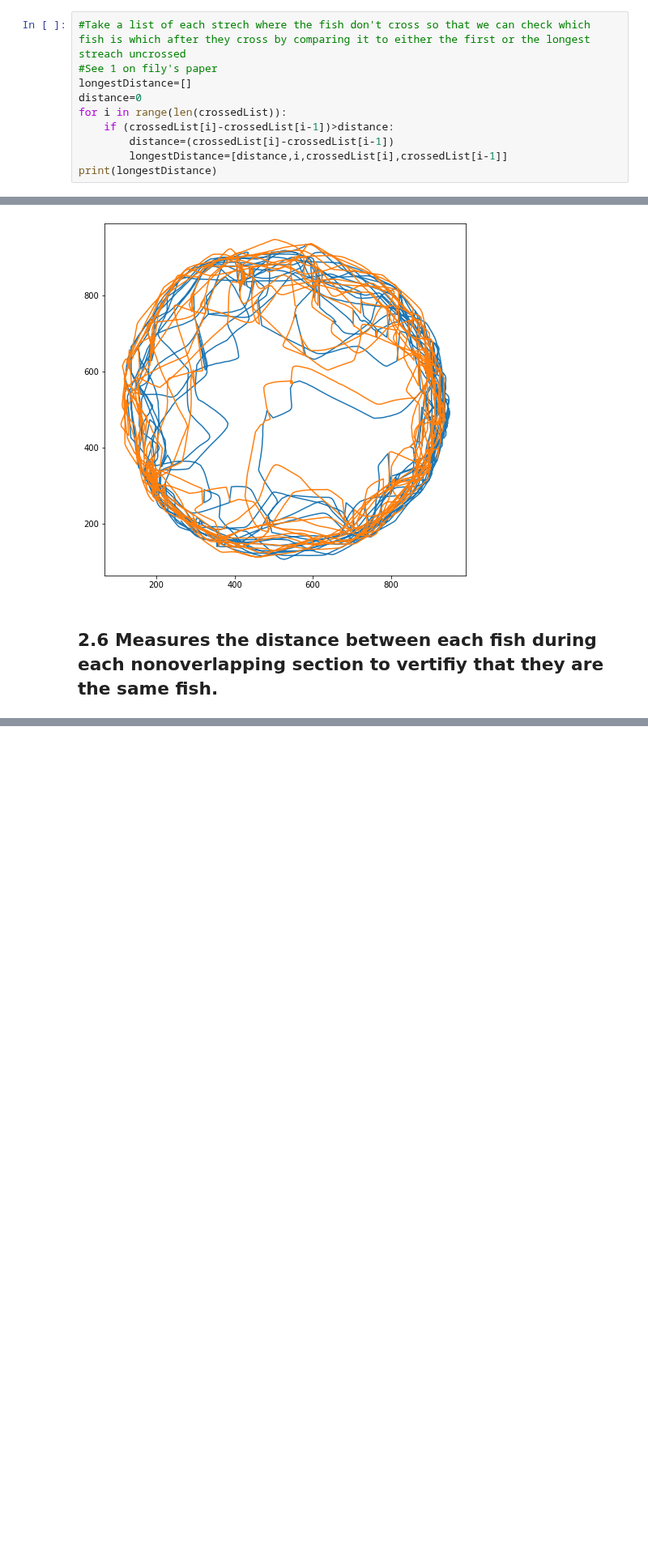
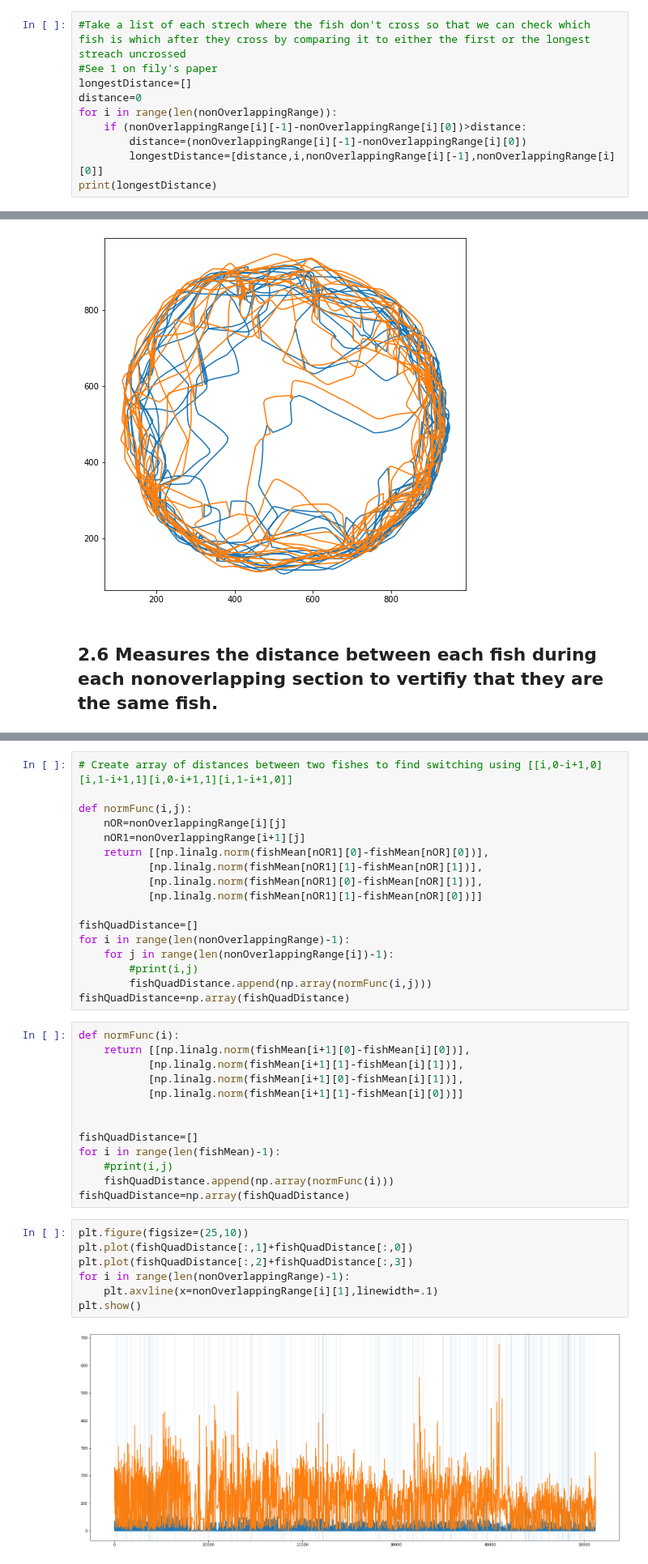
Before and after one commit to ASpraggin/FishTracking, a Jupyter notebook: fishTracking.ipynb, the cells around one changed output, grey strips where cells are left out. Shown at 81% size. Drawn from its saved outputs; the diff is of its cells as text; blank space fills up the shorter version.

Commit message:
changed and wrote the function in charge of checking that the fish aren't changing position.

```diff
--- a/fishTracking.ipynb
+++ b/fishTracking.ipynb
@@ -99,9 +107,9 @@ for i in range(1,len(nonOverlappingRange)-1):
 #See 1 on fily's paper
 longestDistance=[]
 distance=0
-for i in range(len(crossedList)):
-    if (crossedList[i]-crossedList[i-1])>distance:
-        distance=(crossedList[i]-crossedList[i-1])
-        longestDistance=[distance,i,crossedList[i],crossedList[i-1]]
+for i in range(len(nonOverlappingRange)):
+    if (nonOverlappingRange[i][-1]-nonOverlappingRange[i][0])>distance:
+        distance=(nonOverlappingRange[i][-1]-nonOverlappingRange[i][0])
+        longestDistance=[distance,i,nonOverlappingRange[i][-1],nonOverlappingRange[i][0]]
 print(longestDistance)
 # %% [output]
@@ -145,0 +142,39 @@ fishQuadDistance=np.array(fishQuadDistance)
+# %%
+# Create array of distances between two fishes to find switching using [[i,0-i+1,0][i,1-i+1,1][i,0-i+1,1][i,1-i+1,0]]
+
+def normFunc(i,j):
+    nOR=nonOverlappingRange[i][j]
+    nOR1=nonOverlappingRange[i+1][j]
+    return [[np.linalg.norm(fishMean[nOR1][0]-fishMean[nOR][0])],
+           [np.linalg.norm(fishMean[nOR1][1]-fishMean[nOR][1])],
+           [np.linalg.norm(fishMean[nOR1][0]-fishMean[nOR][1])],
+           [np.linalg.norm(fishMean[nOR1][1]-fishMean[nOR][0])]]
+
+fishQuadDistance=[]
+for i in range(len(nonOverlappingRange)-1):
+    for j in range(len(nonOverlappingRange[i])-1):
+        #print(i,j)
+        fishQuadDistance.append(np.array(normFunc(i,j)))
+fishQuadDistance=np.array(fishQuadDistance)
+# %%
+def normFunc(i):
+    return [[np.linalg.norm(fishMean[i+1][0]-fishMean[i][0])],
+           [np.linalg.norm(fishMean[i+1][1]-fishMean[i][1])],
+           [np.linalg.norm(fishMean[i+1][0]-fishMean[i][1])],
+           [np.linalg.norm(fishMean[i+1][1]-fishMean[i][0])]]
+
+
+fishQuadDistance=[]
+for i in range(len(fishMean)-1):
+    #print(i,j)
+    fishQuadDistance.append(np.array(normFunc(i)))
+fishQuadDistance=np.array(fishQuadDistance)
+# %%
+plt.figure(figsize=(25,10))
+plt.plot(fishQuadDistance[:,1]+fishQuadDistance[:,0])
+plt.plot(fishQuadDistance[:,2]+fishQuadDistance[:,3])
+for i in range(len(nonOverlappingRange)-1):
+    plt.axvline(x=nonOverlappingRange[i][1],linewidth=.1)
+plt.show()
+# %% [output]
+[figure, added]
```
Also changed, not shown: parts of 6 cells of this notebook.
